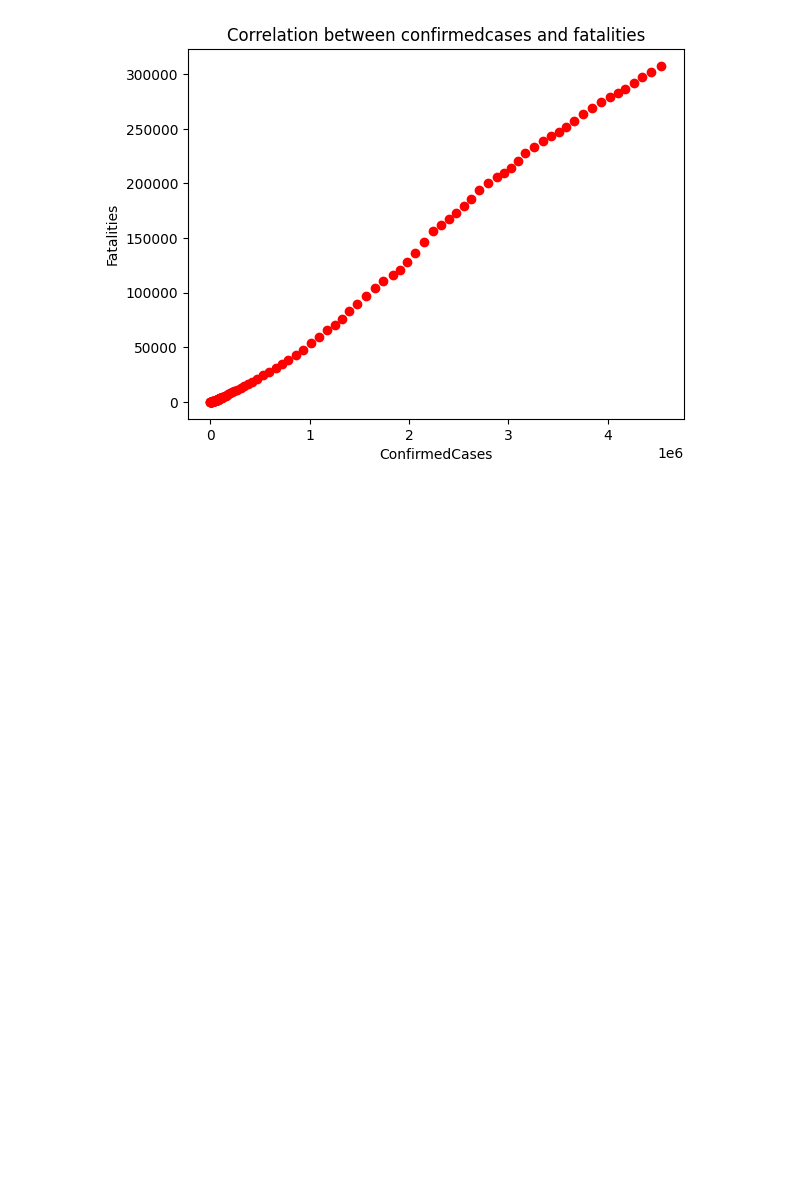
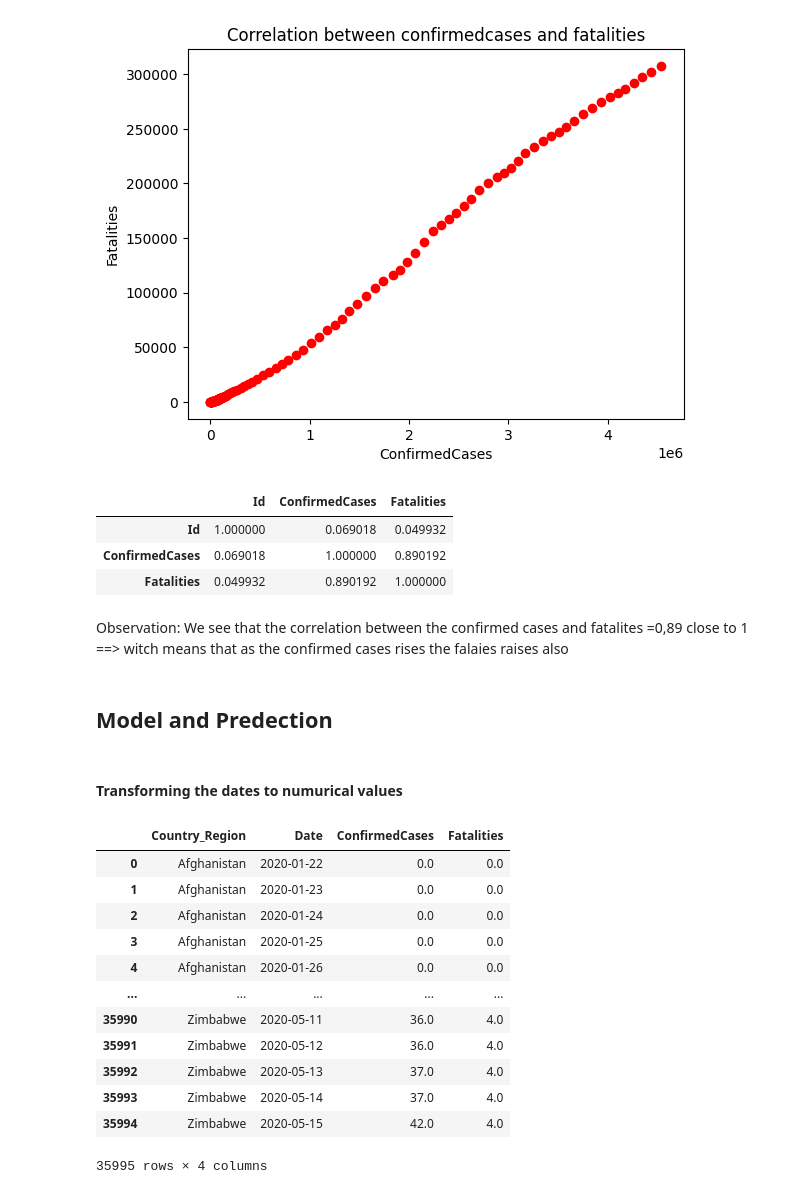
Before and after one commit to laynouch/COVID, a Jupyter notebook: Covid.ipynb, the cells around one changed output. Cells and saved outputs as stored; diff of their text form; code cells hidden in the pictures; blank space fills up the shorter version.

```diff
--- a/Covid.ipynb
+++ b/Covid.ipynb
@@ -10,6 +10,7 @@ import seaborn as sns
 # %%
 DataTr=pd.read_csv("DT/train.csv")
 DataTs=pd.read_csv("DT/test.csv")
+DataTrMod=pd.read_csv("DT/train.csv")
 # %% [markdown]
 ### General Information
 # %%
@@ -93,6 +94,7 @@ Observation: same as the DataTs
 # %%
 DataTr.drop('Province_State', inplace=True, axis=1)
 DataTs.drop('Province_State', inplace=True, axis=1)
+DataTrMod.drop('Province_State', inplace=True, axis=1)
 # %%
 DataTr.set_index('Date', inplace=True)
 
@@ -264,3 +266,33 @@ ax.set_ylabel('Fatalities')
 plt.show()
 # %% [output]
 [figure]
+# %%
+DataTr.corr()
+# %% [output]
+|  | Id | ConfirmedCases | Fatalities |
+| Id | 1.000000 | 0.069018 | 0.049932 |
+| ConfirmedCases | 0.069018 | 1.000000 | 0.890192 |
+| Fatalities | 0.049932 | 0.890192 | 1.000000 |
+# %% [markdown]
+Observation: We see that the correlation between the confirmed cases and fatalites =0,89 close to 1 ==> witch means that as the confirmed cases rises the falaies raises also
+# %% [markdown]
+## Model and Predection
+# %% [markdown]
+#### Transforming the dates to numurical values
+# %%
+DataTrMod.drop('Id', inplace=True, axis=1)
+DataTrMod
+# %% [output]
+|  | Country_Region | Date | ConfirmedCases | Fatalities |
+| 0 | Afghanistan | 2020-01-22 | 0.0 | 0.0 |
+| 1 | Afghanistan | 2020-01-23 | 0.0 | 0.0 |
+| 2 | Afghanistan | 2020-01-24 | 0.0 | 0.0 |
+| 3 | Afghanistan | 2020-01-25 | 0.0 | 0.0 |
+| 4 | Afghanistan | 2020-01-26 | 0.0 | 0.0 |
+| ... | ... | ... | ... | ... |
+| 35990 | Zimbabwe | 2020-05-11 | 36.0 | 4.0 |
+| 35991 | Zimbabwe | 2020-05-12 | 36.0 | 4.0 |
+| 35992 | Zimbabwe | 2020-05-13 | 37.0 | 4.0 |
+| 35993 | Zimbabwe | 2020-05-14 | 37.0 | 4.0 |
+| 35994 | Zimbabwe | 2020-05-15 | 42.0 | 4.0 |
+35995 rows × 4 columns
```
Also changed, not shown: parts of 14 cells of this notebook.
